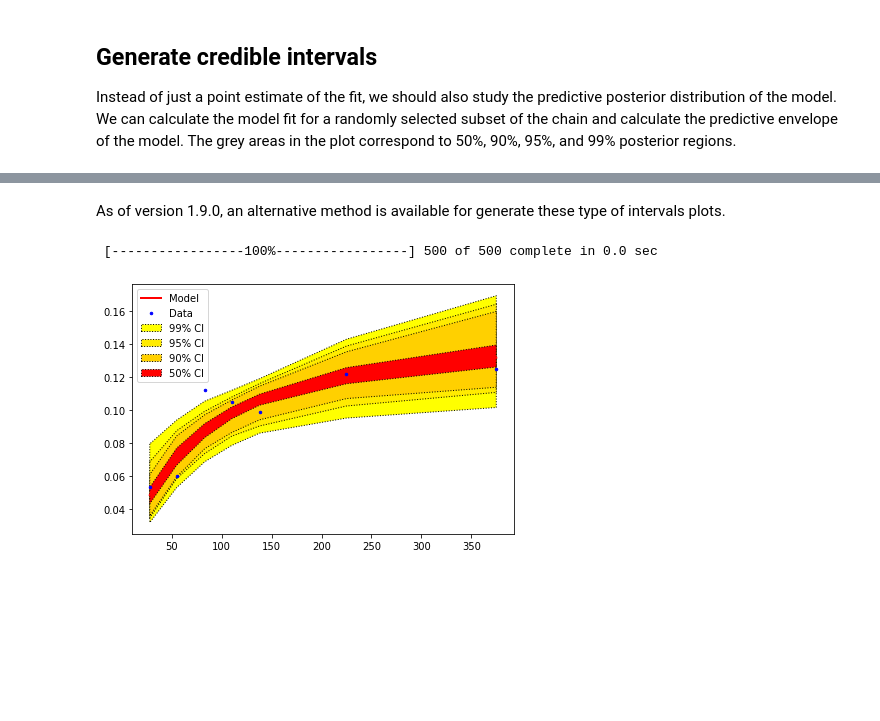
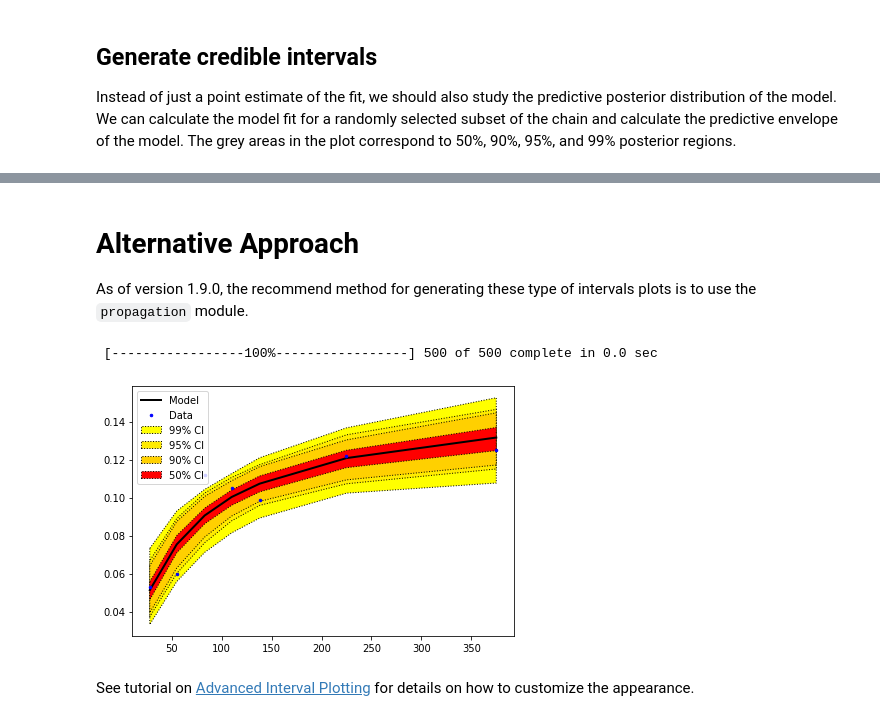
Before and after one commit to prmiles/pymcmcstat_examples, a Jupyter notebook: Monod.ipynb, the cells around one changed output, grey strips where cells are left out. Drawn from its saved outputs; the diff is of its cells as text; code cells hidden in the pictures; blank space fills up the shorter version.

```diff
--- a/Monod.ipynb
+++ b/Monod.ipynb
@@ -217,19 +218,22 @@ Text(0.5, 1, 'Predictive envelopes of the model')
 # %% [markdown]
-As of version 1.9.0, an alternative method is available for generate these type of intervals plots.
+# Alternative Approach
+As of version 1.9.0, the recommend method for generating these type of intervals plots is to use the `propagation` module.
 # %%
 from pymcmcstat.propagation import calculate_intervals, plot_intervals
 
 def newmodelfun(q, data):
     x = data.xdata[0]
     a, b = q
     return a*x/(b + x)
 
 data = mcstat.data
 intervals = calculate_intervals(chain, results, data, newmodelfun,
                                s2chain=s2chain, nsample=500, waitbar=True)
 f, ax = plot_intervals(intervals, data.xdata[0], data.ydata[0],
-               addprediction=False, adddata=True)
+               addprediction=False, adddata=True, limits=[50, 90, 95, 99])
 f.tight_layout()
 # %% [output]
  [-----------------100%-----------------] 500 of 500 complete in 0.0 sec
-[figure, old version]
+[figure, new version]
+# %% [markdown]
+See tutorial on [Advanced Interval Plotting](Advanced_Interval_Plotting.ipynb) for details on how to customize the appearance.
```
Also changed, not shown: parts of 6 cells of this notebook, 1 other file.
